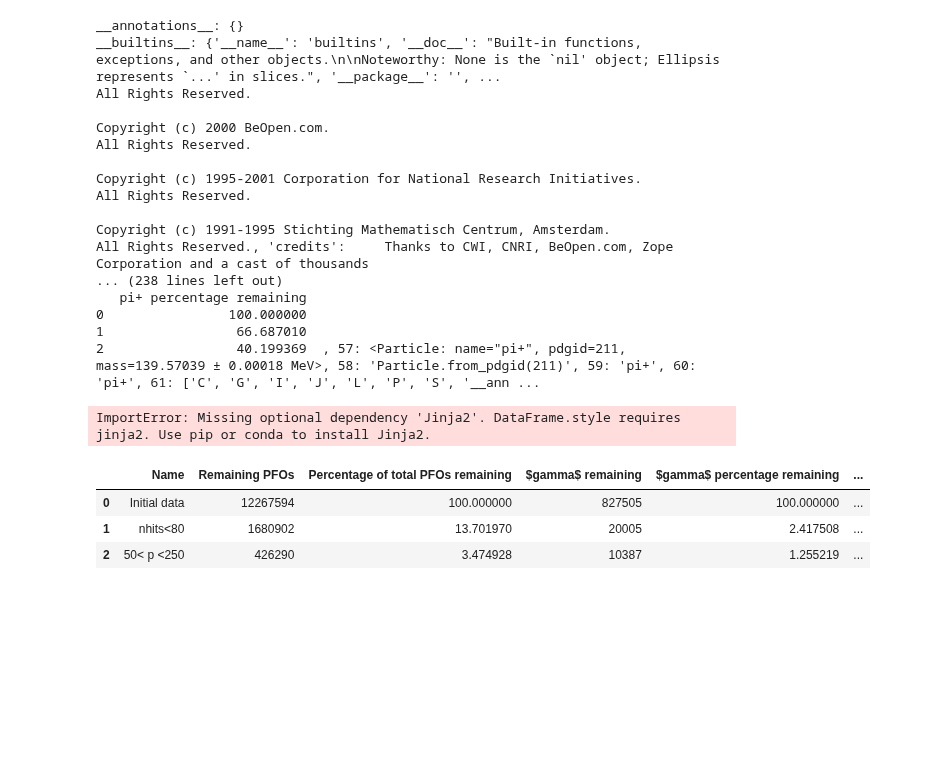
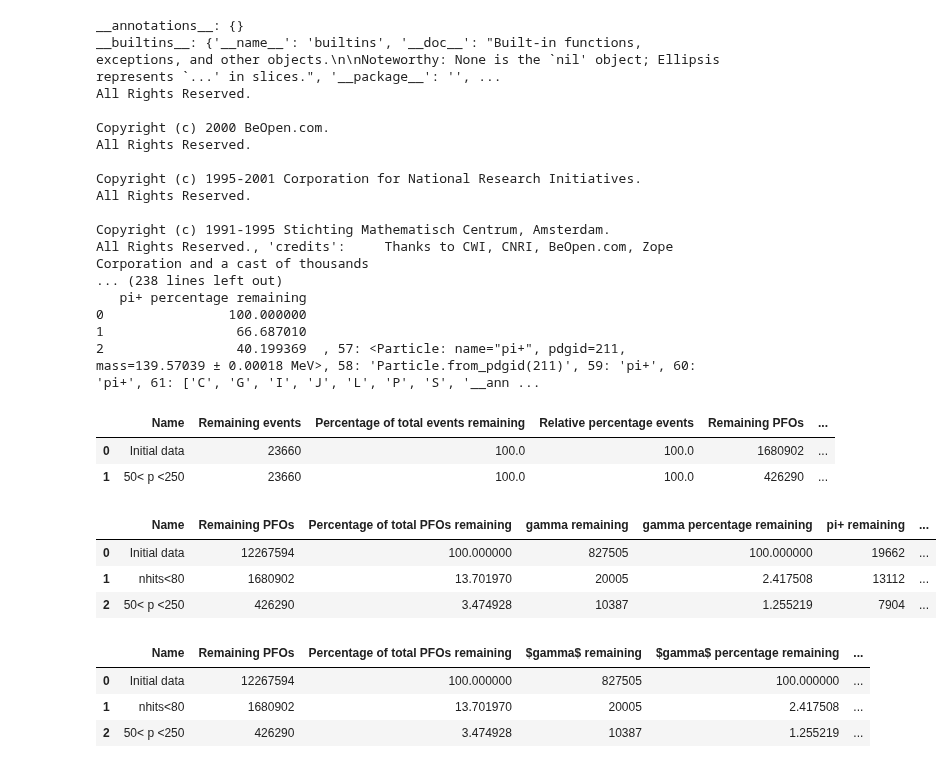
Before and after one commit to dlindebaum/pion-argon-xs-analysis, a Jupyter notebook: analysis/notebooks/cuthandler_tests.ipynb, the cells around one changed output. Saved outputs shown, nothing was run; the diff lists cells and outputs as text; code cells hidden in the pictures; blank space fills up the shorter version.

Commit message:
Fix to percentages when intial index changed

```diff
--- a/analysis/notebooks/cuthandler_tests.ipynb
+++ b/analysis/notebooks/cuthandler_tests.ipynb
@@ -573,7 +573,7 @@ class CutHandler():
             if "percentage" in col.lower():
                 if "relative" not in col.lower():
                     init_percent = result[0]
-                    result = list(map(lambda p: p/init_percent, result))
+                    result = list(map(lambda p: 100 * p/init_percent, result))
                 else:
                     result[0] = 100.
         if col == "Name":
@@ -799,15 +799,27 @@ All Rights Reserved., 'credits':     Thanks to CWI, CNRI, BeOpen.com, Zope Corpo
 0                100.000000
 1                 66.687010
 2                 40.199369  , 57: <Particle: name="pi+", pdgid=211, mass=139.57039 ± 0.00018 MeV>, 58: 'Particle.from_pdgid(211)', 59: 'pi+', 60: 'pi+', 61: ['C', 'G', 'I', 'J', 'L', 'P', 'S', '__ann ...
+# %%
+cutter2 = CutHandler(evts)
+cutter2.add_mask(evts.recoParticles.nHits > 80, "nhits<80")
+cutter2.add_mask(np.logical_and(evts.recoParticles.energy > 50, evts.recoParticles.energy < 250), "50< p <250")
+cutter2.get_table(particles_list=[22, 211], initial_true_index=1)
+# %% [output]
+|  | Name | Remaining events | Percentage of total events remaining | Relative percentage events | Remaining PFOs | ... |
+| 0 | Initial data | 23660 | 100.0 | 100.0 | 1680902 | ... |
+| 1 | 50< p <250 | 23660 | 100.0 | 100.0 | 426290 | ... |
 # %%
 cutter = CutHandler(evts)
 # %%
 cutter.add_mask(evts.recoParticles.nHits > 80, "nhits<80")
 cutter.add_mask(np.logical_and(evts.recoParticles.energy > 50, evts.recoParticles.energy < 250), "50< p <250")
 # %%
-cutter.get_table(particles_list=[22, 211], ave_per_event=False, relative_percent=False, events=False, latex=True)
+cutter.get_table(particles_list=[22, 211], ave_per_event=False, relative_percent=False, events=False)
 # %% [output]
-ImportError: Missing optional dependency 'Jinja2'. DataFrame.style requires jinja2. Use pip or conda to install Jinja2.
+|  | Name | Remaining PFOs | Percentage of total PFOs remaining | gamma remaining | gamma percentage remaining | pi+ remaining | ... |
+| 0 | Initial data | 12267594 | 100.000000 | 827505 | 100.000000 | 19662 | ... |
+| 1 | nhits<80 | 1680902 | 13.701970 | 20005 | 2.417508 | 13112 | ... |
+| 2 | 50< p <250 | 426290 | 3.474928 | 10387 | 1.255219 | 7904 | ... |
 # %%
 cutter.get_table(particles_list=[22, 211], ave_per_event=False, relative_percent=False, events=False)
 # %% [output]
```
